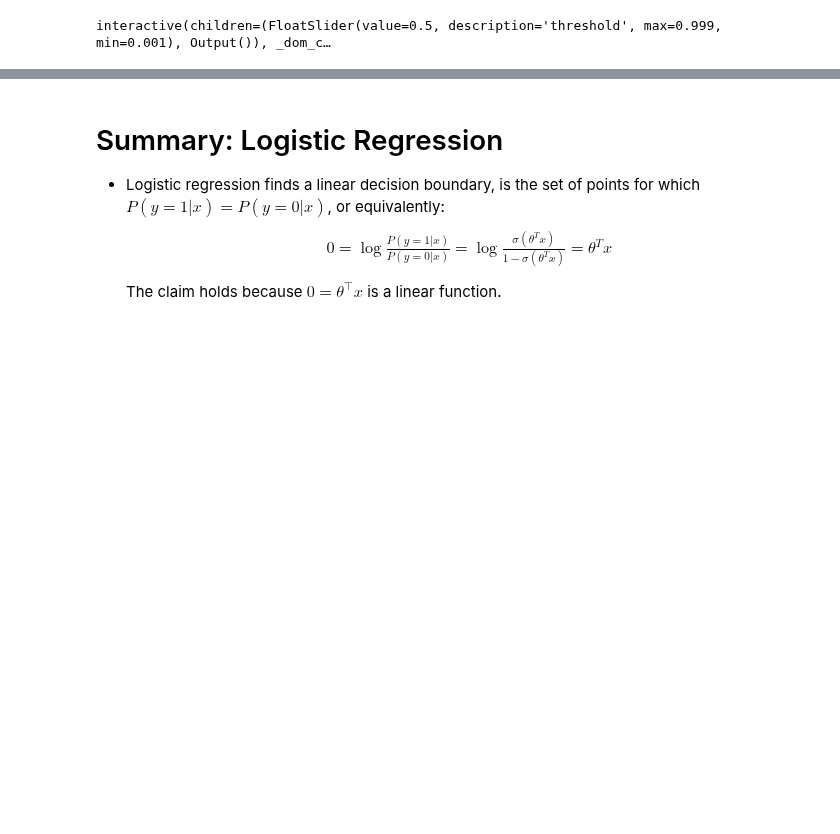
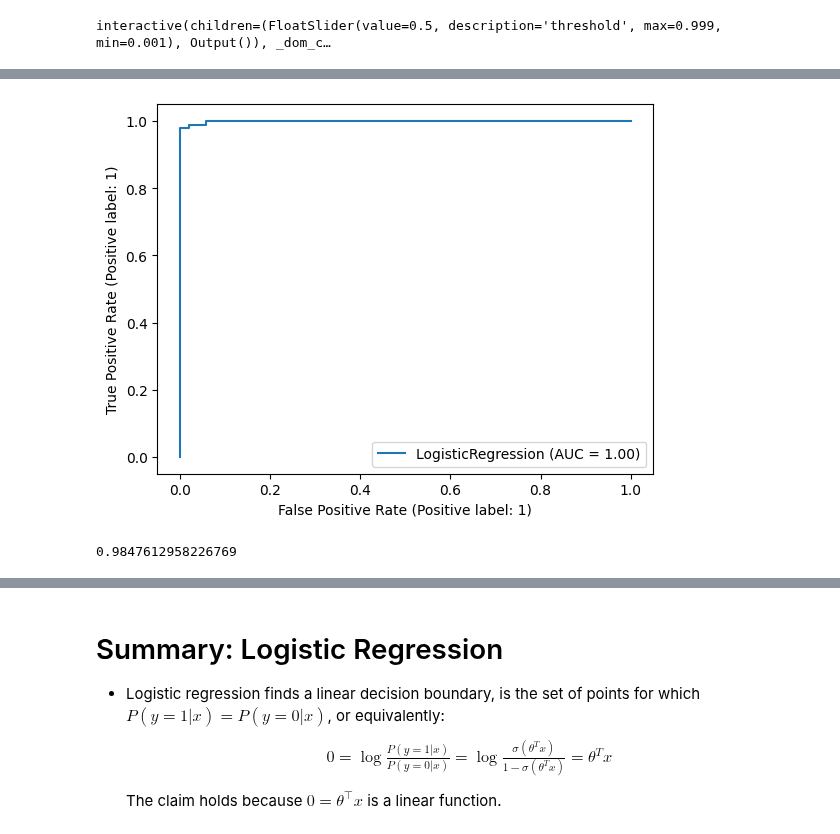
Before and after one commit to rameshnatarajanus/katz-aim5004-fall2025, a Jupyter notebook: notebooks/Lecture-10-Classification-1.ipynb, the cells around one changed output, grey strips where cells are left out. Cells and saved outputs as stored; diff of their text form; code cells hidden in the pictures; blank space fills up the shorter version.

```diff
--- a/notebooks/Lecture-10-Classification-1.ipynb
+++ b/notebooks/Lecture-10-Classification-1.ipynb
@@ -458,0 +547,12 @@ Text(0, 0.5, 'accuracy')
+# %%
+from sklearn.metrics import roc_curve, RocCurveDisplay
+RocCurveDisplay.from_estimator(lr, X_test, y_test)
+plt.show()
+# %% [output]
+[figure, added]
+# %%
+from sklearn.metrics import roc_auc_score
+
+roc_auc_score(y_test, lr.predict(X_test))
+# %% [output]
+0.9847612958226769
```
Also changed, not shown: parts of 28 cells of this notebook, 2 other files.
